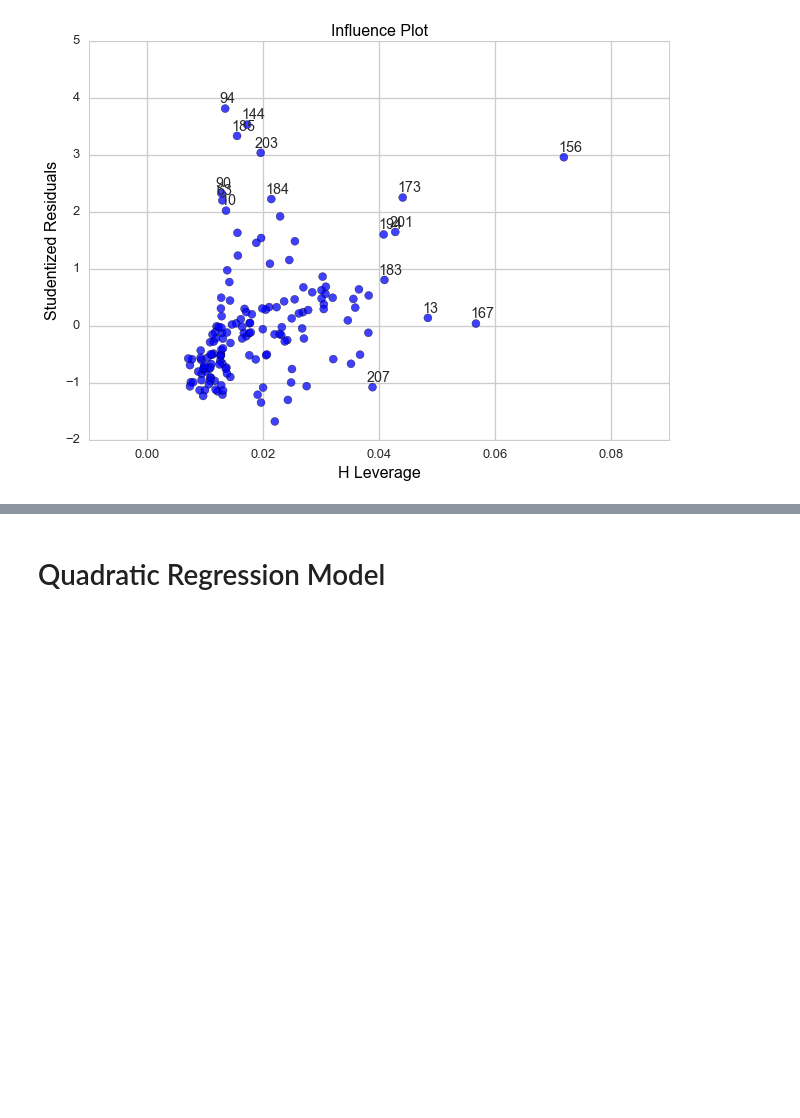
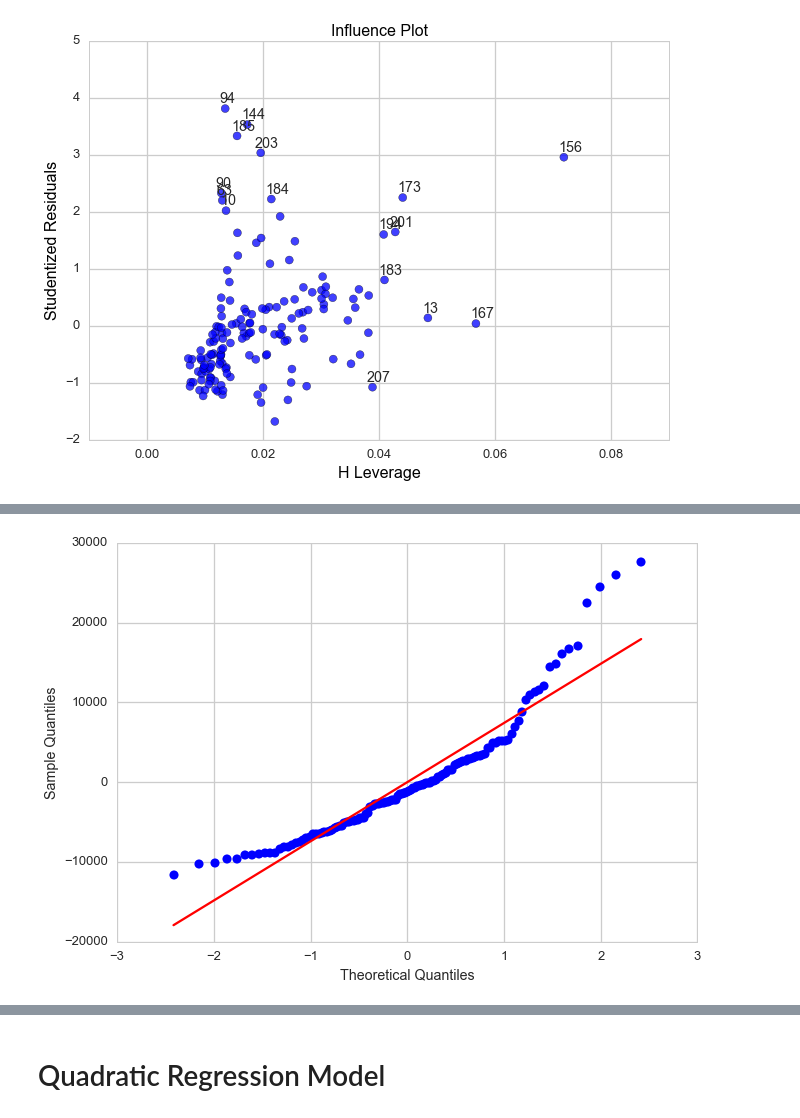
Before and after one commit to ArutyunSargsyan/democracy-and-economic-well-being, a Jupyter notebook: Regression Modeling in Practice/Week 3 Assignment.ipynb, the cells around one changed output, grey strips where cells are left out. Saved outputs shown, nothing was run; the diff lists cells and outputs as text; code cells hidden in the pictures; blank space fills up the shorter version.

```diff
--- a/Regression Modeling in Practice/Week 3 Assignment.ipynb
+++ b/Regression Modeling in Practice/Week 3 Assignment.ipynb
@@ -169,0 +217,4 @@ fig = sm.graphics.influence_plot(ols_model, size=8)
+# %%
+no_outliers = subset[subset.outlier == 0]
+ols_model2 = smf.ols('incomeperperson ~ full_democracy_degree + urbanrate', data=no_outliers).fit()
+print (ols_model2.summary())
@@ -169,0 +239,5 @@ fig = sm.graphics.influence_plot(ols_model, size=8)
+# %%
+#Q-Q plot for normality
+fig = sm.qqplot(ols_model2.resid, line='r')
+# %% [output]
+[figure, added]
```
Also changed, not shown: parts of 15 cells of this notebook.
